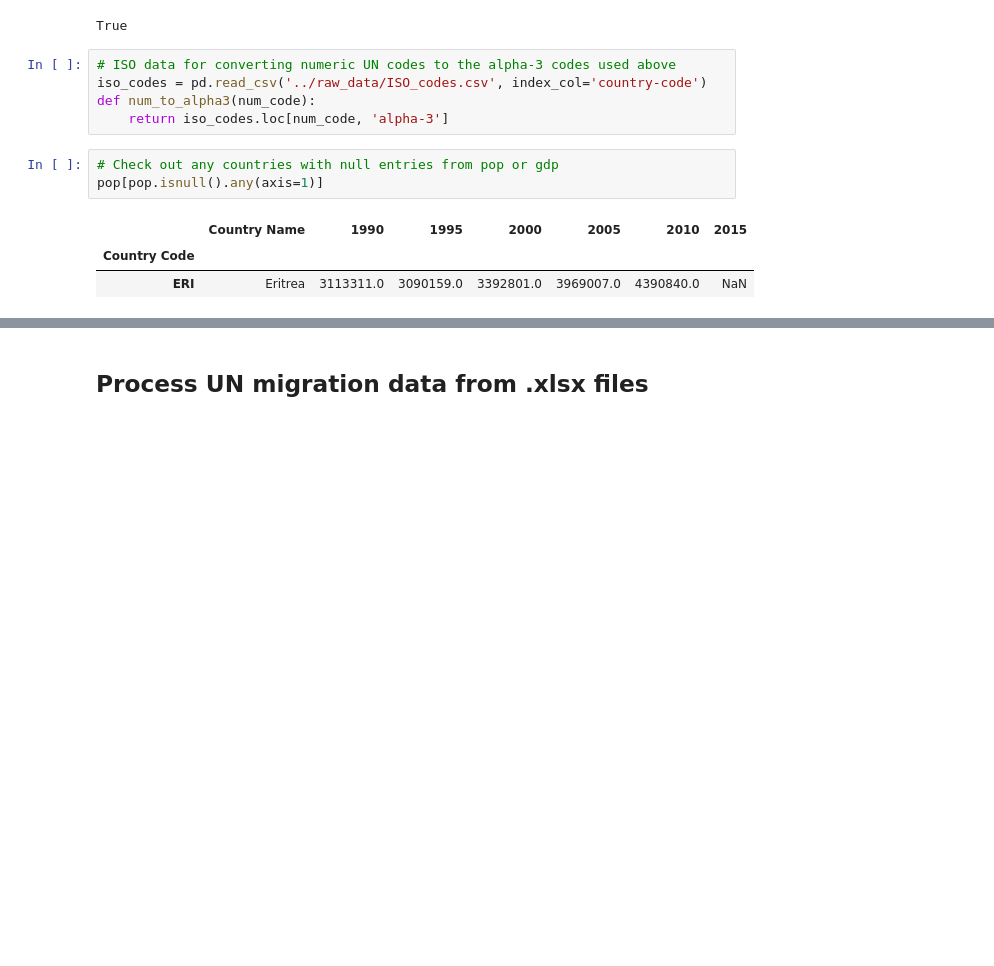
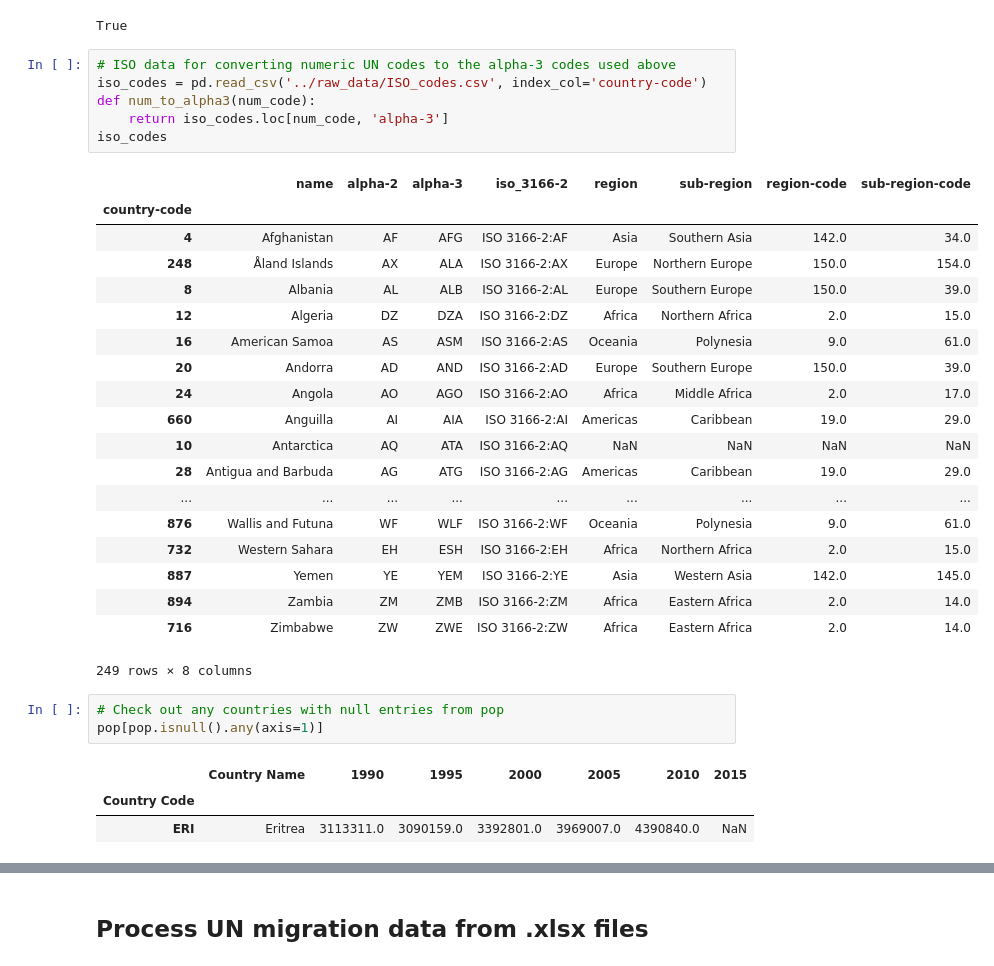
Before and after one commit to akashmavle5/InternationalMigrationViz_D3, a Jupyter notebook: processing_notebooks/Normalize_per_capita.ipynb, the cells around one changed output, grey strips where cells are left out. Saved outputs shown, nothing was run; the diff lists cells and outputs as text; blank space fills up the shorter version.

```diff
--- a/processing_notebooks/Normalize_per_capita.ipynb
+++ b/processing_notebooks/Normalize_per_capita.ipynb
@@ -69,10 +69,31 @@ True
 # %%
 # ISO data for converting numeric UN codes to the alpha-3 codes used above
 iso_codes = pd.read_csv('../raw_data/ISO_codes.csv', index_col='country-code')
 def num_to_alpha3(num_code):
     return iso_codes.loc[num_code, 'alpha-3']
+iso_codes
+# %% [output]
+|  | name | alpha-2 | alpha-3 | iso_3166-2 | region | sub-region | region-code | sub-region-code |
+| country-code |  |  |  |  |  |  |  |  |
+| 4 | Afghanistan | AF | AFG | ISO 3166-2:AF | Asia | Southern Asia | 142.0 | 34.0 |
+| 248 | Åland Islands | AX | ALA | ISO 3166-2:AX | Europe | Northern Europe | 150.0 | 154.0 |
+| 8 | Albania | AL | ALB | ISO 3166-2:AL | Europe | Southern Europe | 150.0 | 39.0 |
+| 12 | Algeria | DZ | DZA | ISO 3166-2:DZ | Africa | Northern Africa | 2.0 | 15.0 |
+| 16 | American Samoa | AS | ASM | ISO 3166-2:AS | Oceania | Polynesia | 9.0 | 61.0 |
+| 20 | Andorra | AD | AND | ISO 3166-2:AD | Europe | Southern Europe | 150.0 | 39.0 |
+| 24 | Angola | AO | AGO | ISO 3166-2:AO | Africa | Middle Africa | 2.0 | 17.0 |
+| 660 | Anguilla | AI | AIA | ISO 3166-2:AI | Americas | Caribbean | 19.0 | 29.0 |
+| 10 | Antarctica | AQ | ATA | ISO 3166-2:AQ | NaN | NaN | NaN | NaN |
+| 28 | Antigua and Barbuda | AG | ATG | ISO 3166-2:AG | Americas | Caribbean | 19.0 | 29.0 |
+| ... | ... | ... | ... | ... | ... | ... | ... | ... |
+| 876 | Wallis and Futuna | WF | WLF | ISO 3166-2:WF | Oceania | Polynesia | 9.0 | 61.0 |
+| 732 | Western Sahara | EH | ESH | ISO 3166-2:EH | Africa | Northern Africa | 2.0 | 15.0 |
+| 887 | Yemen | YE | YEM | ISO 3166-2:YE | Asia | Western Asia | 142.0 | 145.0 |
+| 894 | Zambia | ZM | ZMB | ISO 3166-2:ZM | Africa | Eastern Africa | 2.0 | 14.0 |
+| 716 | Zimbabwe | ZW | ZWE | ISO 3166-2:ZW | Africa | Eastern Africa | 2.0 | 14.0 |
+249 rows × 8 columns
 # %%
-# Check out any countries with null entries from pop or gdp
+# Check out any countries with null entries from pop
 pop[pop.isnull().any(axis=1)]
 # %% [output]
 |  | Country Name | 1990 | 1995 | 2000 | 2005 | 2010 | 2015 |
```
Also changed, not shown: parts of 12 cells of this notebook, 4 other files.
